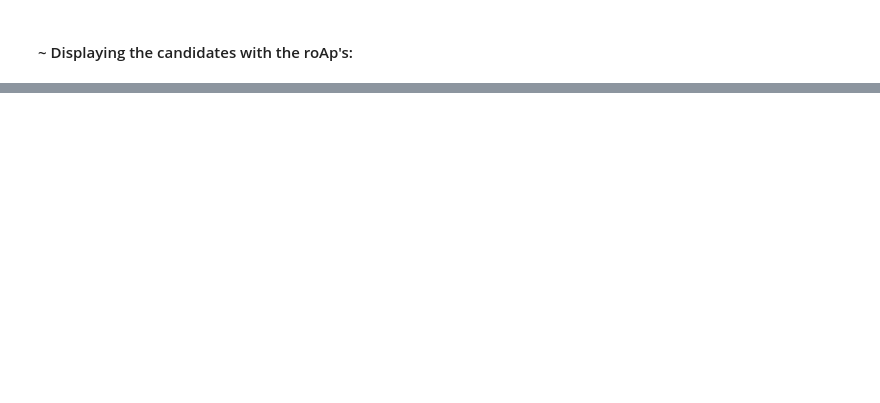
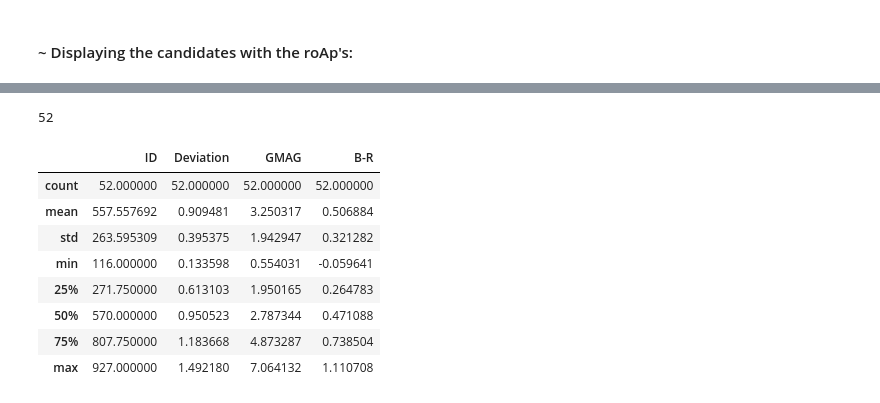
Before and after one commit to RavingRoss/roAp-Classification, a Jupyter notebook: CS455-regression.ipynb, the cells around one changed output, grey strips where cells are left out. Saved outputs shown, nothing was run; the diff lists cells and outputs as text; code cells hidden in the pictures; blank space fills up the shorter version.

```diff
--- a/CS455-regression.ipynb
+++ b/CS455-regression.ipynb
@@ -273,0 +317,8 @@ plt.show()
+# %%
+deg = 5
+poly = PolynomialFeatures(degree=deg, include_bias=False)
+pfr = poly.fit_transform(xtrain_r)
+pf = poly.fit_transform(xtrain)
+regp = LinearRegression()
+regp.fit(pfr, ytrain_r)
+print('')
@@ -273,0 +327,7 @@ plt.show()
+# %%
+predp = regp.predict(pf)
+predpr = regp.predict(pfr)
+print(f'Intercept: {regp.intercept_} and Coefficient: {regp.coef_}')
+print('The Mean Squared Error: %.2f' % mean_squared_error(ytrain,pred))
+dist = np.abs(ytrain - predp)
+print('Length of the deviation list:', len(dist))
@@ -273,0 +366,17 @@ plt.show()
+# %%
+print(len(cands))
+dfp = pd.DataFrame(cands)
+dfp.to_csv('Data/polynomial-candidates.csv',index=False,header=True)
+
+dfp.describe()
+# %% [output]
+52
+|  | ID | Deviation | GMAG | B-R |
+| count | 52.000000 | 52.000000 | 52.000000 | 52.000000 |
+| mean | 557.557692 | 0.909481 | 3.250317 | 0.506884 |
+| std | 263.595309 | 0.395375 | 1.942947 | 0.321282 |
+| min | 116.000000 | 0.133598 | 0.554031 | -0.059641 |
+| 25% | 271.750000 | 0.613103 | 1.950165 | 0.264783 |
+| 50% | 570.000000 | 0.950523 | 2.787344 | 0.471088 |
+| 75% | 807.750000 | 1.183668 | 4.873287 | 0.738504 |
+| max | 927.000000 | 1.492180 | 7.064132 | 1.110708 |
```
Also changed, not shown: parts of 16 cells of this notebook, 10 other files.
